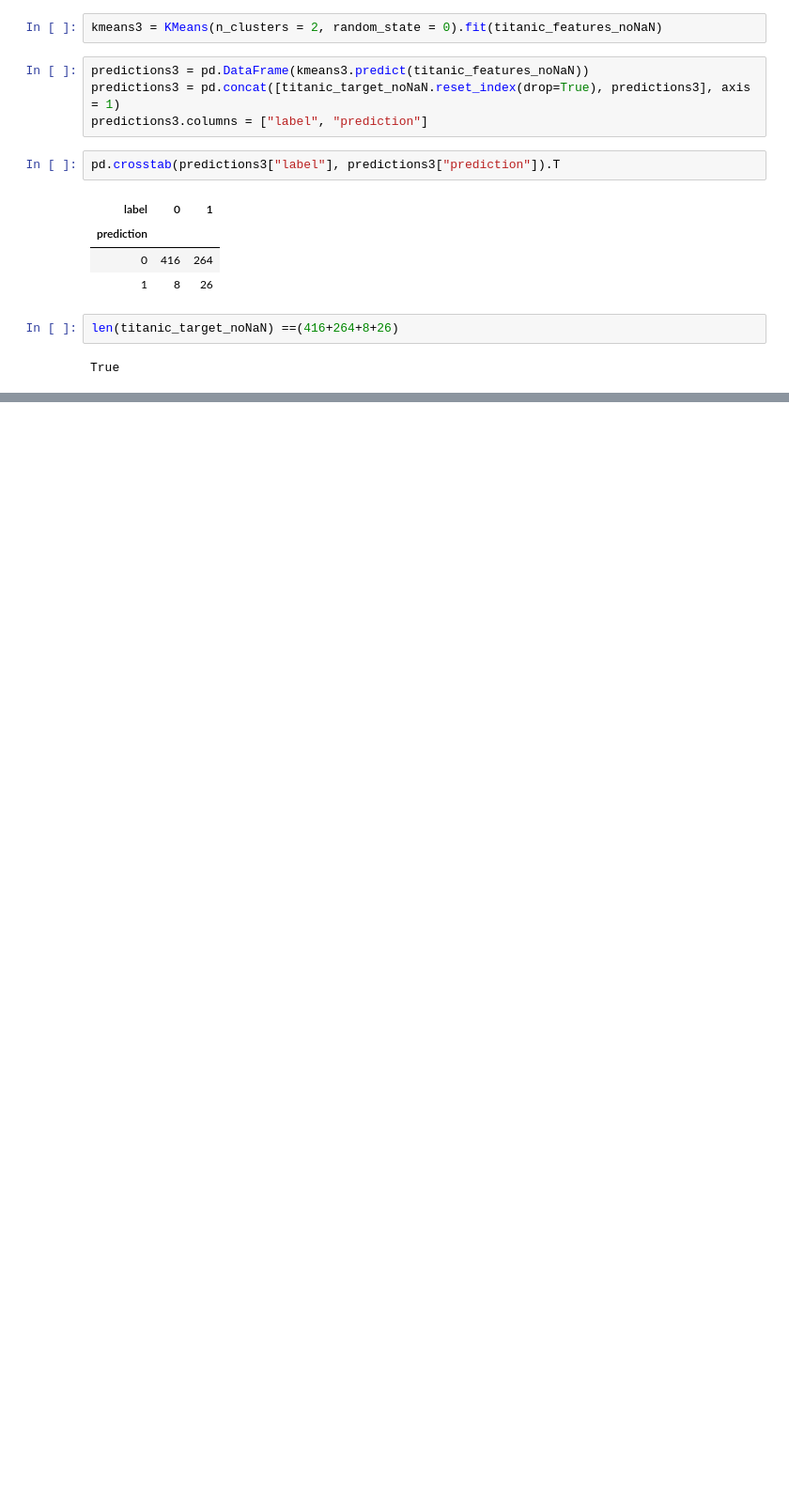
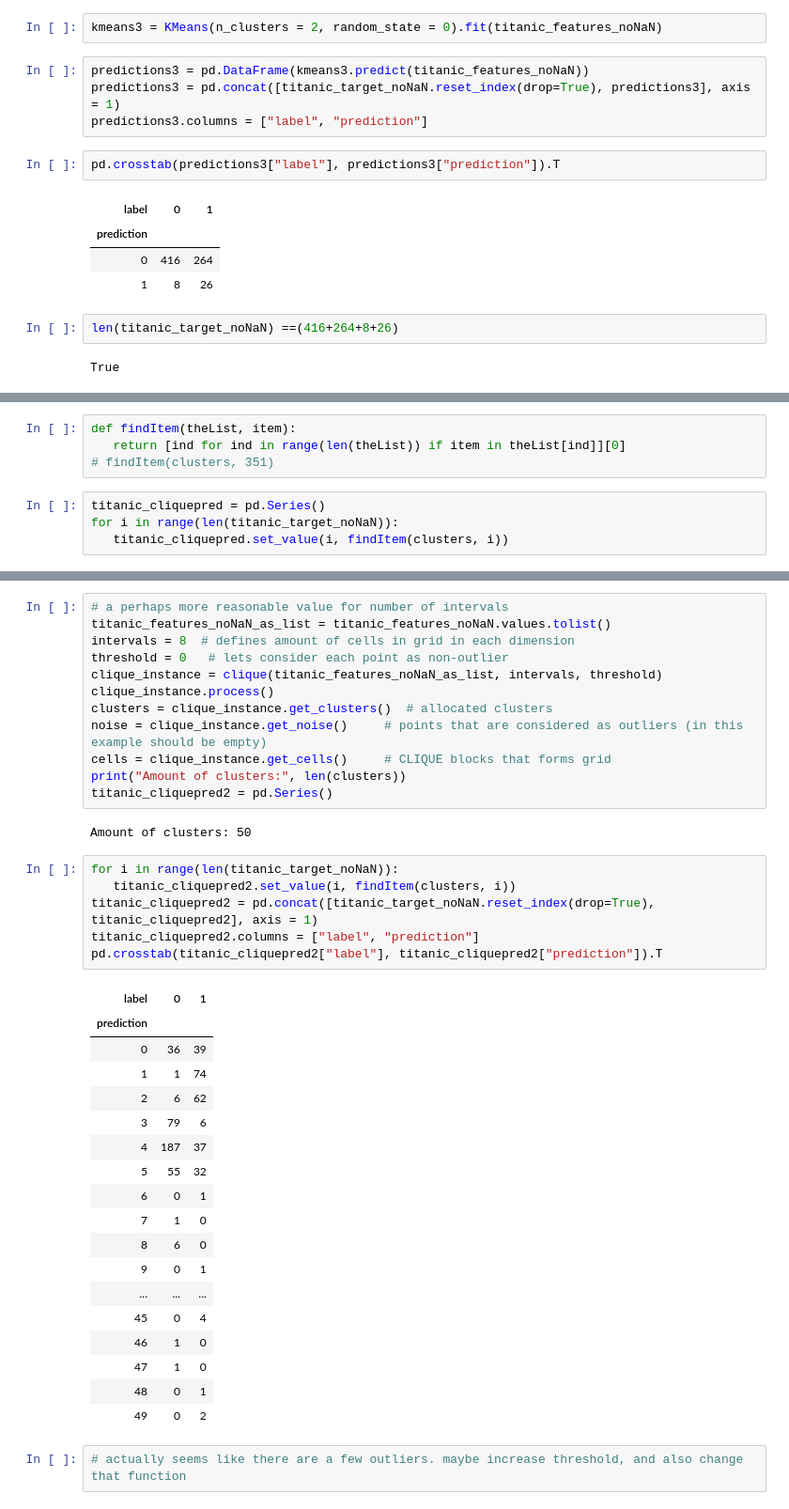
Before and after one commit to kristynpantoja/stat616project, a Jupyter notebook: stat616project.ipynb, the cells around one changed output, grey strips where cells are left out. Shown: that part at 94% size. Drawn from its saved outputs; the diff is of its cells as text; blank space fills up the shorter version.

```diff
--- a/stat616project.ipynb
+++ b/stat616project.ipynb
@@ -243,0 +233,8 @@ clusters
+# %%
+def findItem(theList, item):
+   return [ind for ind in range(len(theList)) if item in theList[ind]][0]
+# findItem(clusters, 351)
+# %%
+titanic_cliquepred = pd.Series()
+for i in range(len(titanic_target_noNaN)):
+   titanic_cliquepred.set_value(i, findItem(clusters, i))
@@ -243,0 +271,41 @@ clusters
+# %%
+# a perhaps more reasonable value for number of intervals
+titanic_features_noNaN_as_list = titanic_features_noNaN.values.tolist()
+intervals = 8  # defines amount of cells in grid in each dimension
+threshold = 0   # lets consider each point as non-outlier
+clique_instance = clique(titanic_features_noNaN_as_list, intervals, threshold)
+clique_instance.process()
+clusters = clique_instance.get_clusters()  # allocated clusters
+noise = clique_instance.get_noise()     # points that are considered as outliers (in this example should be empty)
+cells = clique_instance.get_cells()     # CLIQUE blocks that forms grid
+print("Amount of clusters:", len(clusters))
+titanic_cliquepred2 = pd.Series()
+# %% [output]
+Amount of clusters: 50
+# %%
+for i in range(len(titanic_target_noNaN)):
+   titanic_cliquepred2.set_value(i, findItem(clusters, i))
+titanic_cliquepred2 = pd.concat([titanic_target_noNaN.reset_index(drop=True), titanic_cliquepred2], axis = 1)
+titanic_cliquepred2.columns = ["label", "prediction"]
+pd.crosstab(titanic_cliquepred2["label"], titanic_cliquepred2["prediction"]).T
+# %% [output]
+| label | 0 | 1 |
+| prediction |  |  |
+| 0 | 36 | 39 |
+| 1 | 1 | 74 |
+| 2 | 6 | 62 |
+| 3 | 79 | 6 |
+| 4 | 187 | 37 |
+| 5 | 55 | 32 |
+| 6 | 0 | 1 |
+| 7 | 1 | 0 |
+| 8 | 6 | 0 |
+| 9 | 0 | 1 |
+| ... | ... | ... |
+| 45 | 0 | 4 |
+| 46 | 1 | 0 |
+| 47 | 1 | 0 |
+| 48 | 0 | 1 |
+| 49 | 0 | 2 |
+# %%
+# actually seems like there are a few outliers. maybe increase threshold, and also change that function
```
Also changed, not shown: parts of 11 cells of this notebook.
